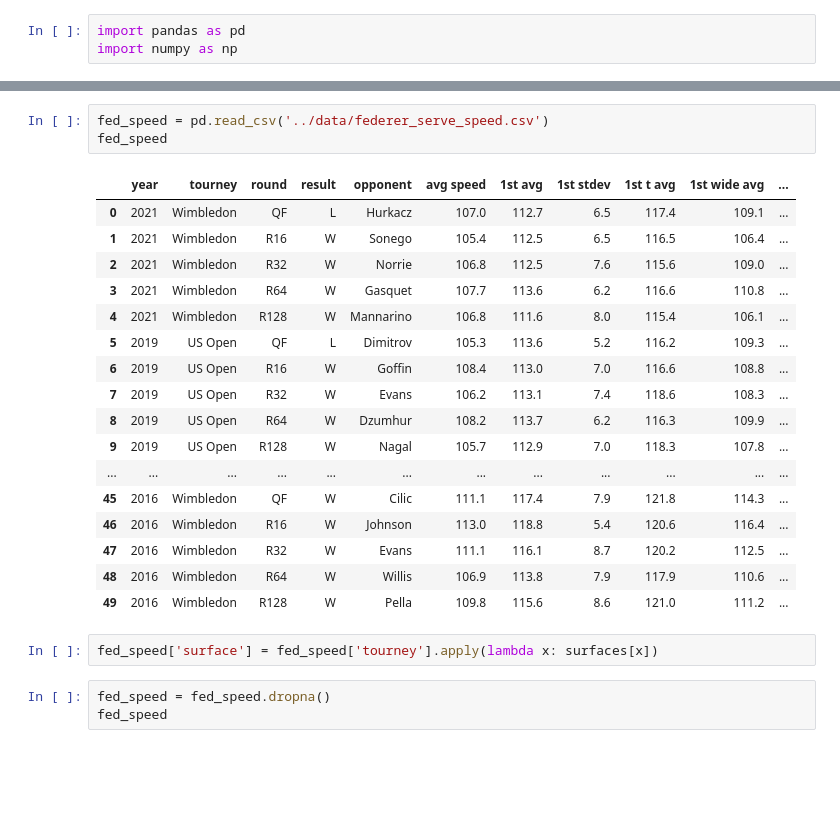
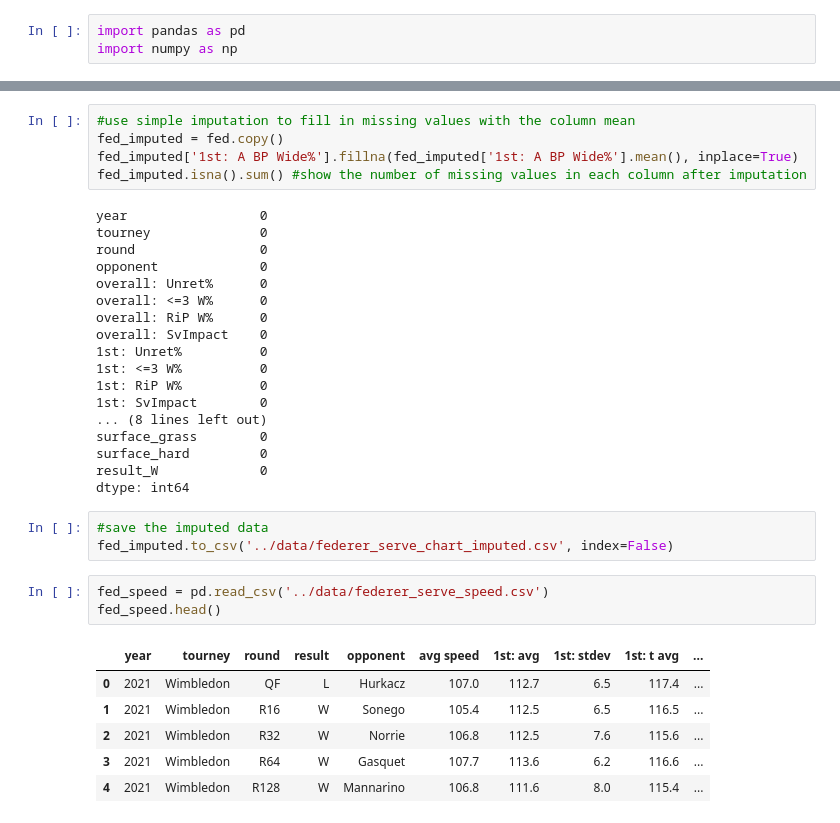
Before and after one commit to altairaguelo/tennis_serve_data_analysis, a Jupyter notebook: data-cleaning/fed_data_cleaining.ipynb, the cells around one changed output, grey strips where cells are left out. Cells and saved outputs as stored; diff of their text form; blank space fills up the shorter version.

Commit message:
added imputed data, cleaned and scrped data

```diff
--- a/data-cleaning/fed_data_cleaining.ipynb
+++ b/data-cleaning/fed_data_cleaining.ipynb
@@ -73,26 +159,36 @@ fed.to_csv('federer_serve_chart.csv', index=False)
+# %%
+#use simple imputation to fill in missing values with the column mean
+fed_imputed = fed.copy()
+fed_imputed['1st: A BP Wide%'].fillna(fed_imputed['1st: A BP Wide%'].mean(), inplace=True)
+fed_imputed.isna().sum() #show the number of missing values in each column after imputation
+# %% [output]
+year                 0
+tourney              0
+round                0
+opponent             0
+overall: Unret%      0
+overall: <=3 W%      0
+overall: RiP W%      0
+overall: SvImpact    0
+1st: Unret%          0
+1st: <=3 W%          0
+1st: RiP W%          0
+1st: SvImpact        0
+... (8 lines left out)
+surface_grass        0
+surface_hard         0
+result_W             0
+dtype: int64
+# %%
+#save the imputed data
+fed_imputed.to_csv('../data/federer_serve_chart_imputed.csv', index=False)
 # %%
 fed_speed = pd.read_csv('../data/federer_serve_speed.csv')
-fed_speed
+fed_speed.head()
 # %% [output]
-|  | year | tourney | round | result | opponent | avg speed | 1st avg | 1st stdev | 1st t avg | 1st wide avg | ... |
-| 0 | 2021 | Wimbledon | QF | L | Hurkacz | 107.0 | 112.7 | 6.5 | 117.4 | 109.1 | ... |
-| 1 | 2021 | Wimbledon | R16 | W | Sonego | 105.4 | 112.5 | 6.5 | 116.5 | 106.4 | ... |
-| 2 | 2021 | Wimbledon | R32 | W | Norrie | 106.8 | 112.5 | 7.6 | 115.6 | 109.0 | ... |
-| 3 | 2021 | Wimbledon | R64 | W | Gasquet | 107.7 | 113.6 | 6.2 | 116.6 | 110.8 | ... |
-| 4 | 2021 | Wimbledon | R128 | W | Mannarino | 106.8 | 111.6 | 8.0 | 115.4 | 106.1 | ... |
-| 5 | 2019 | US Open | QF | L | Dimitrov | 105.3 | 113.6 | 5.2 | 116.2 | 109.3 | ... |
-| 6 | 2019 | US Open | R16 | W | Goffin | 108.4 | 113.0 | 7.0 | 116.6 | 108.8 | ... |
-| 7 | 2019 | US Open | R32 | W | Evans | 106.2 | 113.1 | 7.4 | 118.6 | 108.3 | ... |
-| 8 | 2019 | US Open | R64 | W | Dzumhur | 108.2 | 113.7 | 6.2 | 116.3 | 109.9 | ... |
-| 9 | 2019 | US Open | R128 | W | Nagal | 105.7 | 112.9 | 7.0 | 118.3 | 107.8 | ... |
-| ... | ... | ... | ... | ... | ... | ... | ... | ... | ... | ... | ... |
-| 45 | 2016 | Wimbledon | QF | W | Cilic | 111.1 | 117.4 | 7.9 | 121.8 | 114.3 | ... |
-| 46 | 2016 | Wimbledon | R16 | W | Johnson | 113.0 | 118.8 | 5.4 | 120.6 | 116.4 | ... |
-| 47 | 2016 | Wimbledon | R32 | W | Evans | 111.1 | 116.1 | 8.7 | 120.2 | 112.5 | ... |
-| 48 | 2016 | Wimbledon | R64 | W | Willis | 106.9 | 113.8 | 7.9 | 117.9 | 110.6 | ... |
-| 49 | 2016 | Wimbledon | R128 | W | Pella | 109.8 | 115.6 | 8.6 | 121.0 | 111.2 | ... |
+|  | year | tourney | round | result | opponent | avg speed | 1st: avg | 1st: stdev | 1st: t avg | ... |
+| 0 | 2021 | Wimbledon | QF | L | Hurkacz | 107.0 | 112.7 | 6.5 | 117.4 | ... |
+| 1 | 2021 | Wimbledon | R16 | W | Sonego | 105.4 | 112.5 | 6.5 | 116.5 | ... |
+| 2 | 2021 | Wimbledon | R32 | W | Norrie | 106.8 | 112.5 | 7.6 | 115.6 | ... |
+| 3 | 2021 | Wimbledon | R64 | W | Gasquet | 107.7 | 113.6 | 6.2 | 116.6 | ... |
+| 4 | 2021 | Wimbledon | R128 | W | Mannarino | 106.8 | 111.6 | 8.0 | 115.4 | ... |
-# %%
-fed_speed['surface'] = fed_speed['tourney'].apply(lambda x: surfaces[x])
-# %%
-fed_speed = fed_speed.dropna()
-fed_speed
```
Also changed, not shown: parts of 22 cells of this notebook, 3 other files.
